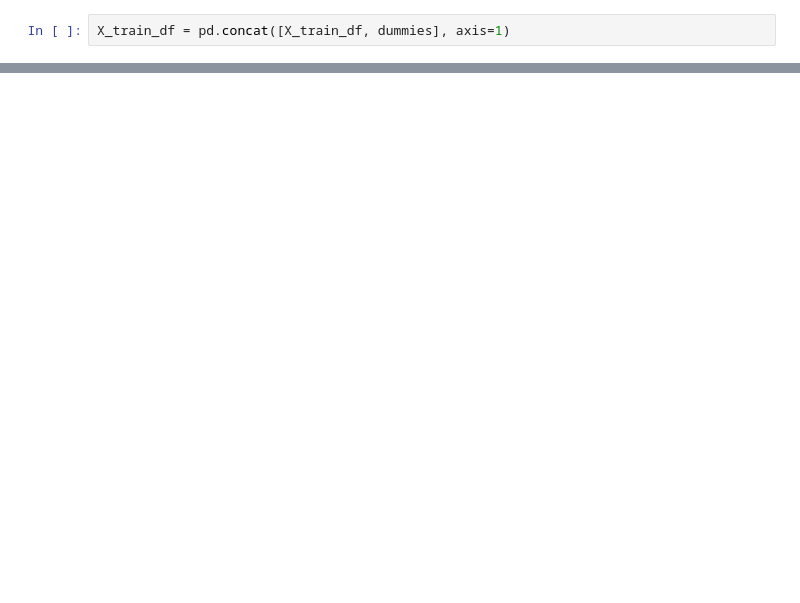
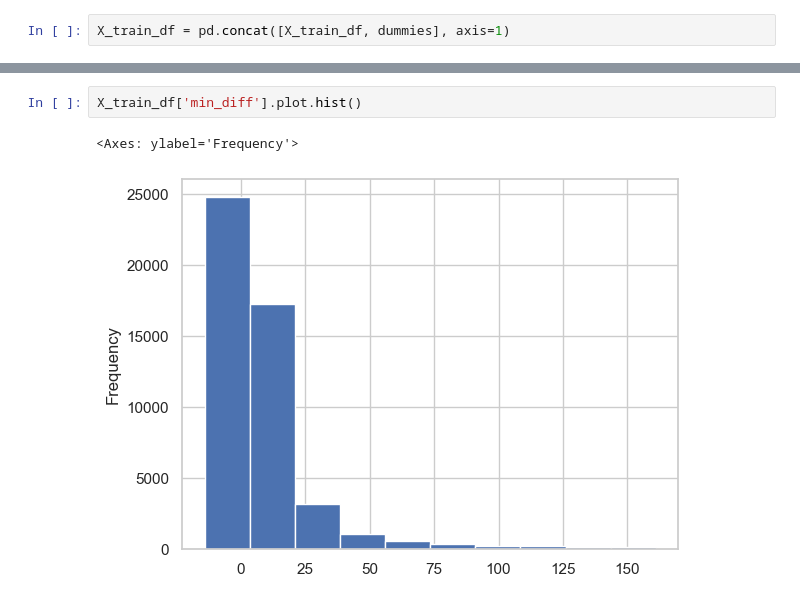
Before and after one commit to franejara/challenge-data-scientist, a Jupyter notebook: solution.ipynb, the cells around one changed output, grey strips where cells are left out. Drawn from its saved outputs; the diff is of its cells as text; blank space fills up the shorter version.

```diff
--- a/solution.ipynb
+++ b/solution.ipynb
@@ -1092,0 +1110,5 @@ memory usage: 87.6 MB
+# %%
+X_train_df['min_diff'].plot.hist()
+# %% [output]
+<Axes: ylabel='Frequency'>
+[figure, added]
```
Also changed, not shown: parts of 47 cells of this notebook.
